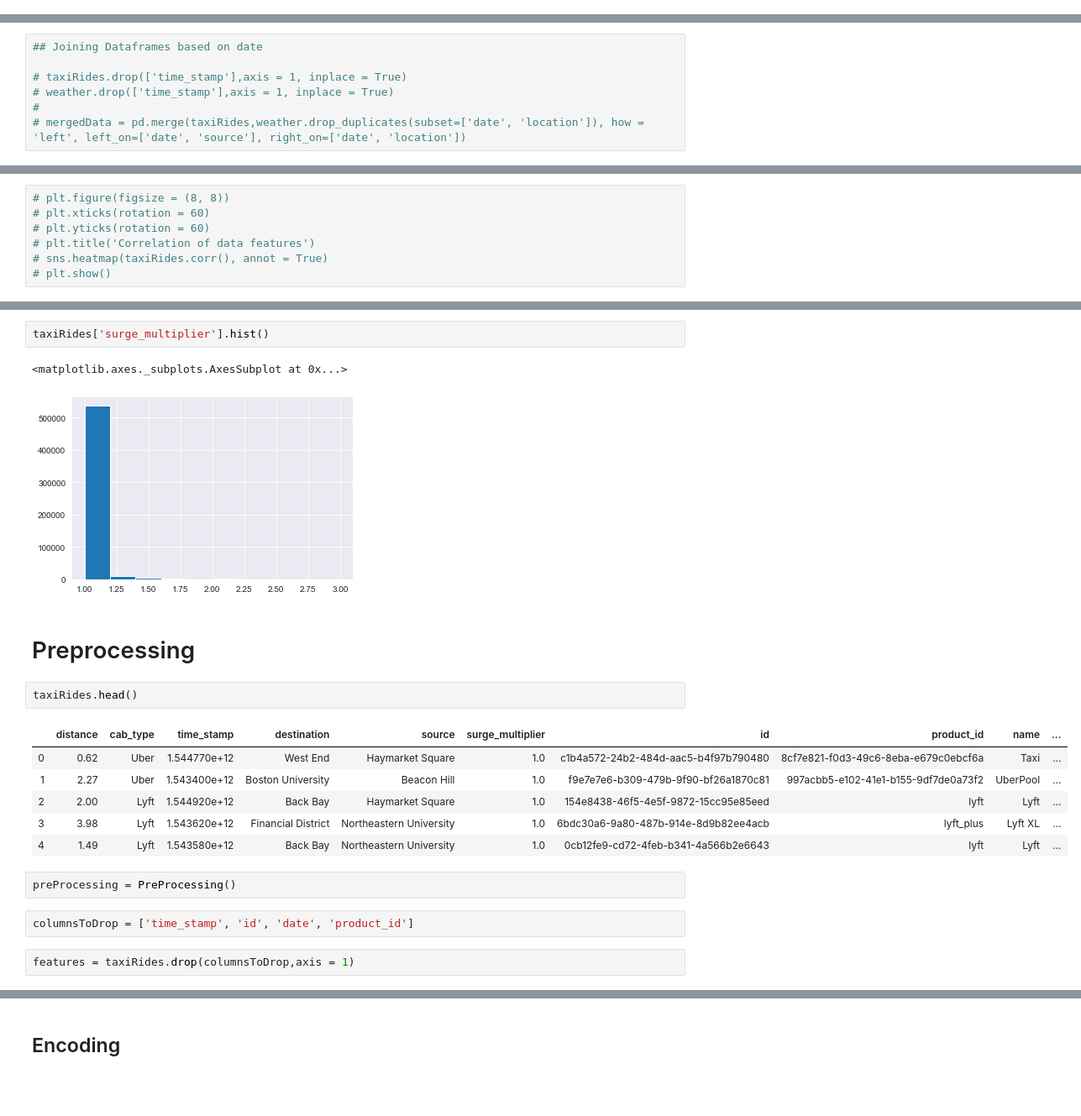
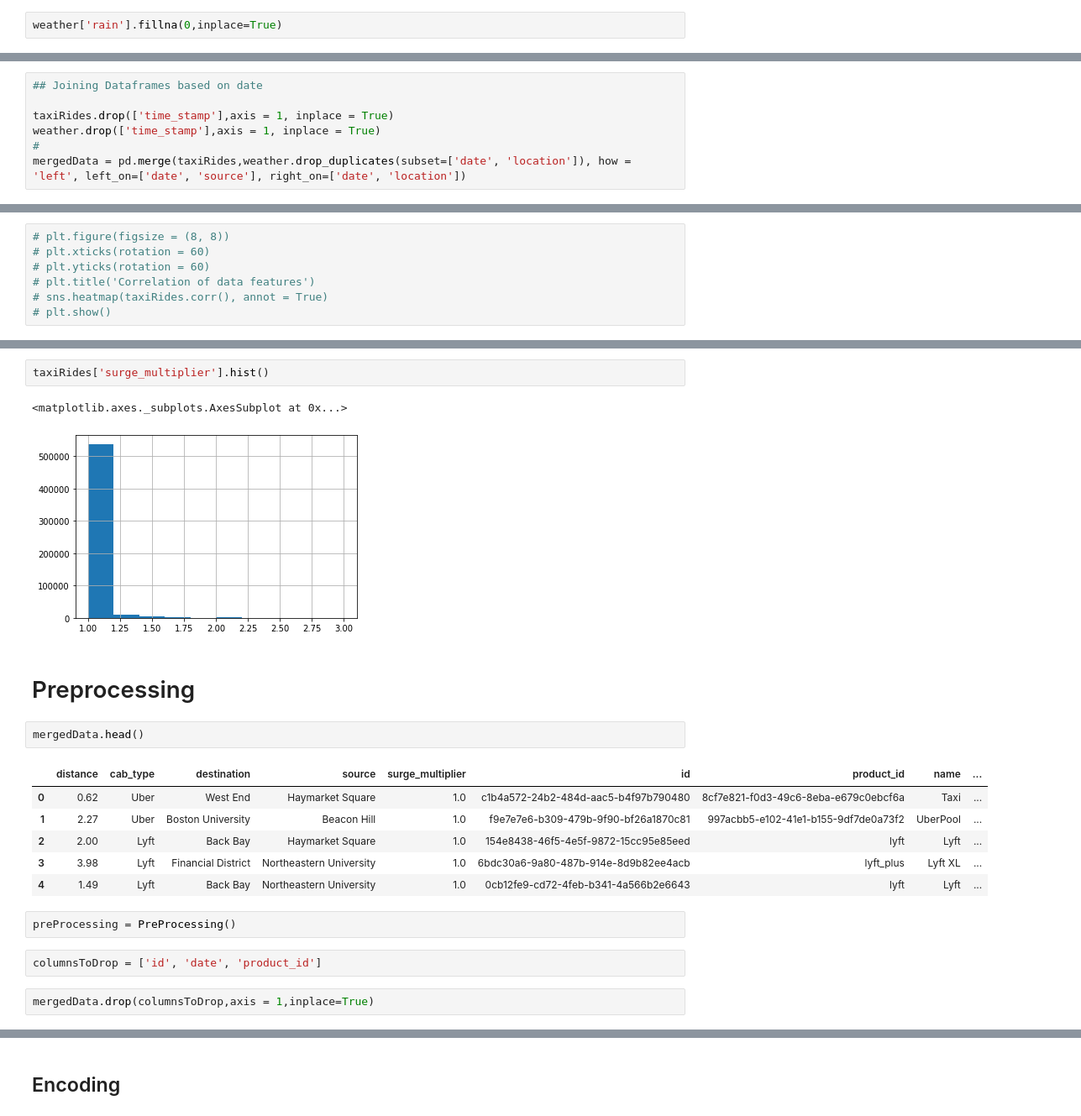
Before and after one commit to aymanmostafa11/Taxi-Ride-Fare-Prediction, a Jupyter notebook: Classification.ipynb, the cells around one changed output, grey strips where cells are left out. Shown at 84% size. Drawn from its saved outputs; the diff is of its cells as text; blank space fills up the shorter version.

```diff
--- a/Classification.ipynb
+++ b/Classification.ipynb
@@ -105,6 +107,8 @@ product_id          0
 name                0
 RideCategory        0
 dtype: int64
+# %%
+weather['rain'].fillna(0,inplace=True)
 # %% [markdown]
 ## product_id and name
 # %%
@@ -216,8 +220,8 @@ Name: date, dtype: int64
 # %%
 ## Joining Dataframes based on date
 
-# taxiRides.drop(['time_stamp'],axis = 1, inplace = True)
-# weather.drop(['time_stamp'],axis = 1, inplace = True)
+taxiRides.drop(['time_stamp'],axis = 1, inplace = True)
+weather.drop(['time_stamp'],axis = 1, inplace = True)
 #
-# mergedData = pd.merge(taxiRides,weather.drop_duplicates(subset=['date', 'location']), how = 'left', left_on=['date', 'source'], right_on=['date', 'location'])
+mergedData = pd.merge(taxiRides,weather.drop_duplicates(subset=['date', 'location']), how = 'left', left_on=['date', 'source'], right_on=['date', 'location'])
 # %%
@@ -261,22 +284,22 @@ plt.show()
 taxiRides['surge_multiplier'].hist()
 # %% [output]
 <matplotlib.axes._subplots.AxesSubplot at 0x...>
-[figure, old version]
+[figure, new version]
 # %% [markdown]
 # Preprocessing
 # %%
-taxiRides.head()
+mergedData.head()
 # %% [output]
-|  | distance | cab_type | time_stamp | destination | source | surge_multiplier | id | product_id | name | ... |
-| 0 | 0.62 | Uber | 1.544770e+12 | West End | Haymarket Square | 1.0 | c1b4a572-24b2-484d-aac5-b4f97b790480 | 8cf7e821-f0d3-49c6-8eba-e679c0ebcf6a | Taxi | ... |
-| 1 | 2.27 | Uber | 1.543400e+12 | Boston University | Beacon Hill | 1.0 | f9e7e7e6-b309-479b-9f90-bf26a1870c81 | 997acbb5-e102-41e1-b155-9df7de0a73f2 | UberPool | ... |
-| 2 | 2.00 | Lyft | 1.544920e+12 | Back Bay | Haymarket Square | 1.0 | 154e8438-46f5-4e5f-9872-15cc95e85eed | lyft | Lyft | ... |
-| 3 | 3.98 | Lyft | 1.543620e+12 | Financial District | Northeastern University | 1.0 | 6bdc30a6-9a80-487b-914e-8d9b82ee4acb | lyft_plus | Lyft XL | ... |
-| 4 | 1.49 | Lyft | 1.543580e+12 | Back Bay | Northeastern University | 1.0 | 0cb12fe9-cd72-4feb-b341-4a566b2e6643 | lyft | Lyft | ... |
+|  | distance | cab_type | destination | source | surge_multiplier | id | product_id | name | ... |
+| 0 | 0.62 | Uber | West End | Haymarket Square | 1.0 | c1b4a572-24b2-484d-aac5-b4f97b790480 | 8cf7e821-f0d3-49c6-8eba-e679c0ebcf6a | Taxi | ... |
+| 1 | 2.27 | Uber | Boston University | Beacon Hill | 1.0 | f9e7e7e6-b309-479b-9f90-bf26a1870c81 | 997acbb5-e102-41e1-b155-9df7de0a73f2 | UberPool | ... |
+| 2 | 2.00 | Lyft | Back Bay | Haymarket Square | 1.0 | 154e8438-46f5-4e5f-9872-15cc95e85eed | lyft | Lyft | ... |
+| 3 | 3.98 | Lyft | Financial District | Northeastern University | 1.0 | 6bdc30a6-9a80-487b-914e-8d9b82ee4acb | lyft_plus | Lyft XL | ... |
+| 4 | 1.49 | Lyft | Back Bay | Northeastern University | 1.0 | 0cb12fe9-cd72-4feb-b341-4a566b2e6643 | lyft | Lyft | ... |
 # %%
 preProcessing = PreProcessing()
 # %%
-columnsToDrop = ['time_stamp', 'id', 'date', 'product_id']
+columnsToDrop = ['id', 'date', 'product_id']
 # %%
-features = taxiRides.drop(columnsToDrop,axis = 1)
+mergedData.drop(columnsToDrop,axis = 1,inplace=True)
 # %%
```
Also changed, not shown: parts of 40 cells of this notebook.
